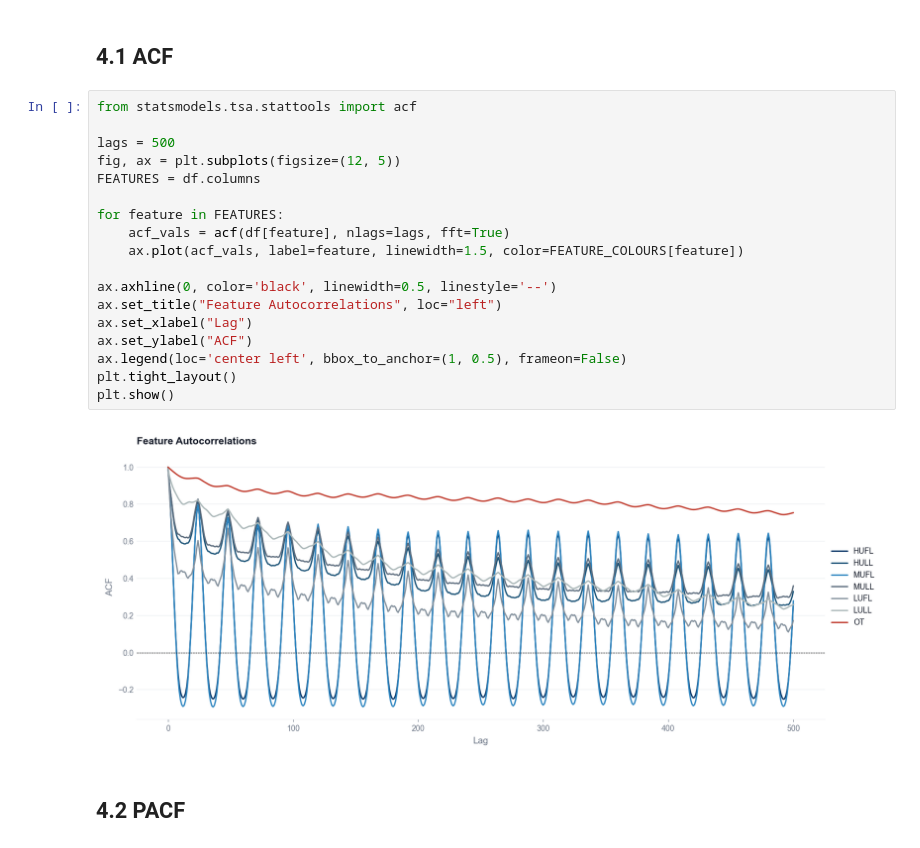
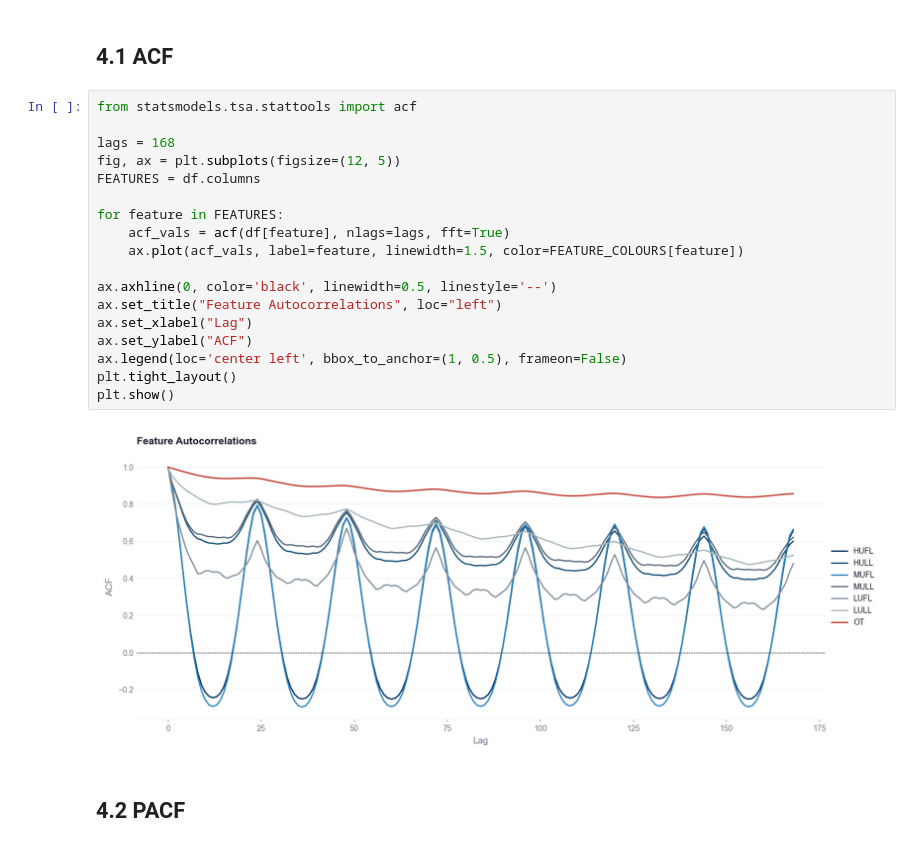
Before and after one commit to stuart-n-wilson/dissertation, a Jupyter notebook: notebooks/00_eda.ipynb, the cells around one changed output. Cells and saved outputs as stored; diff of their text form.

```diff
--- a/notebooks/00_eda.ipynb
+++ b/notebooks/00_eda.ipynb
@@ -180,23 +180,23 @@ fig = plot_monthly_box(df, "OT")
 # %%
 from statsmodels.tsa.stattools import acf
 
-lags = 500
+lags = 168
 fig, ax = plt.subplots(figsize=(12, 5))
 FEATURES = df.columns
 
 for feature in FEATURES:
     acf_vals = acf(df[feature], nlags=lags, fft=True)
     ax.plot(acf_vals, label=feature, linewidth=1.5, color=FEATURE_COLOURS[feature])
 
 ax.axhline(0, color='black', linewidth=0.5, linestyle='--')
 ax.set_title("Feature Autocorrelations", loc="left")
 ax.set_xlabel("Lag")
 ax.set_ylabel("ACF")
 ax.legend(loc='center left', bbox_to_anchor=(1, 0.5), frameon=False)
 plt.tight_layout()
 plt.show()
 # %% [output]
-[figure, old version]
+[figure, new version]
 # %% [markdown]
 ## 4.2 PACF
 # %%
```
Also changed, not shown: 3 other files.
